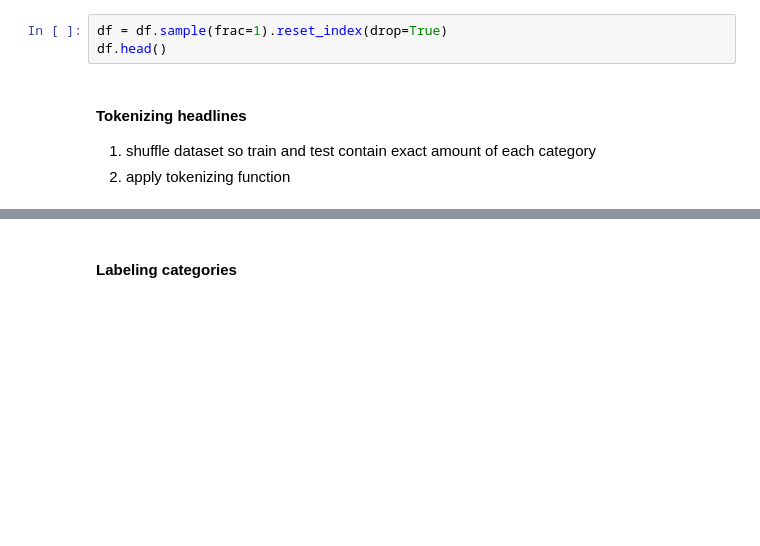
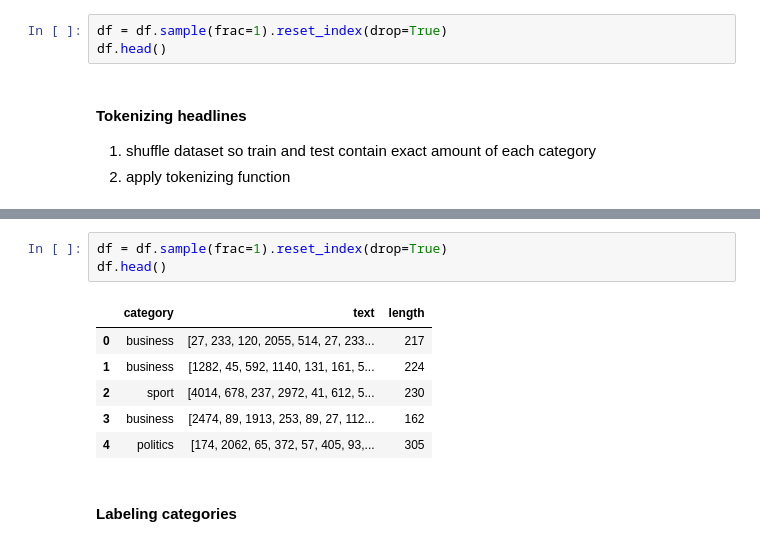
Before and after one commit to gracjan-p/bbc, a Jupyter notebook: notebooks/main.ipynb, the cells around one changed output, grey strips where cells are left out. Drawn from its saved outputs; the diff is of its cells as text; blank space fills up the shorter version.

```diff
--- a/notebooks/main.ipynb
+++ b/notebooks/main.ipynb
@@ -206,3 +210,13 @@ df.head()
+# %%
+df = df.sample(frac=1).reset_index(drop=True)
+df.head()
+# %% [output]
+|  | category | text | length |
+| 0 | business | [27, 233, 120, 2055, 514, 27, 233... | 217 |
+| 1 | business | [1282, 45, 592, 1140, 131, 161, 5... | 224 |
+| 2 | sport | [4014, 678, 237, 2972, 41, 612, 5... | 230 |
+| 3 | business | [2474, 89, 1913, 253, 89, 27, 112... | 162 |
+| 4 | politics | [174, 2062, 65, 372, 57, 405, 93,... | 305 |
 # %% [markdown]
 #### Labeling categories
 # %%
```
Also changed, not shown: parts of 25 cells of this notebook.
